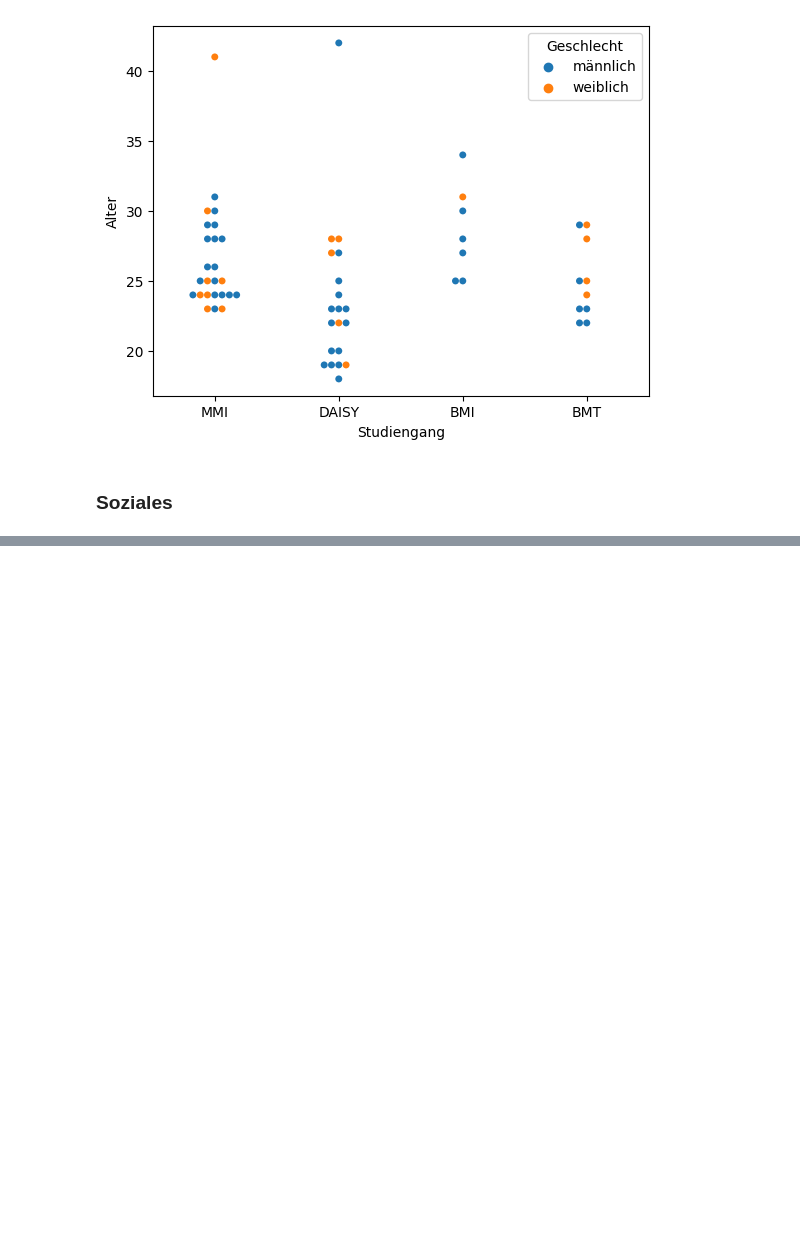
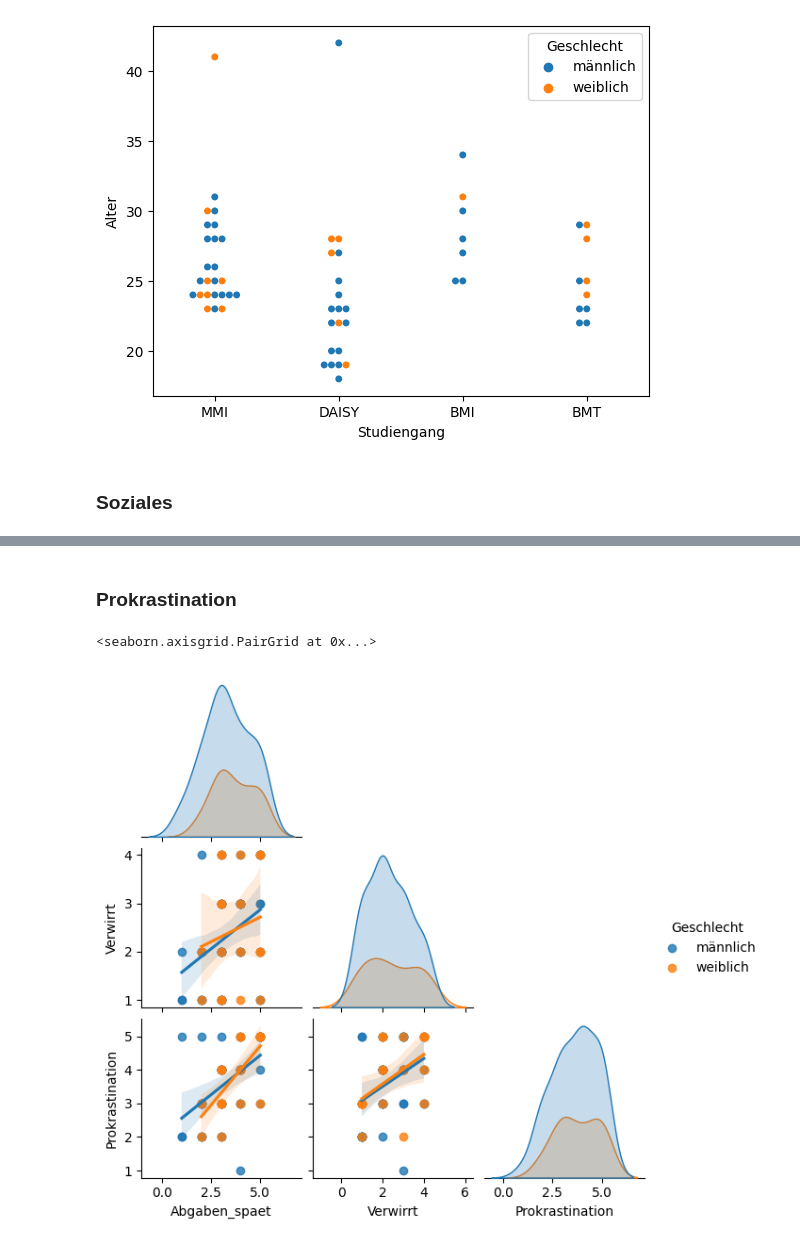
Before and after one commit to JulianCatnip/StudentMatcher, a Jupyter notebook: 02_Korrelationsanalyse.ipynb, the cells around one changed output, grey strips where cells are left out. Drawn from its saved outputs; the diff is of its cells as text; code cells hidden in the pictures; blank space fills up the shorter version.

```diff
--- a/02_Korrelationsanalyse.ipynb
+++ b/02_Korrelationsanalyse.ipynb
@@ -255,0 +260,11 @@ sb.swarmplot(data=data, x="FOMO", y="Soziales_Engagement", hue="Soziale_Gerechti
+# %% [markdown]
+### Prokrastination
+# %%
+interessen = ['Abgaben_spaet', 'Verwirrt', 'Prokrastination']
+sb.pairplot(
+      data, hue='Geschlecht', kind='reg', height=2,
+      vars=interessen, corner=True
+)
+# %% [output]
+<seaborn.axisgrid.PairGrid at 0x...>
+[figure, added]
```
Also changed, not shown: parts of 4 cells of this notebook.
